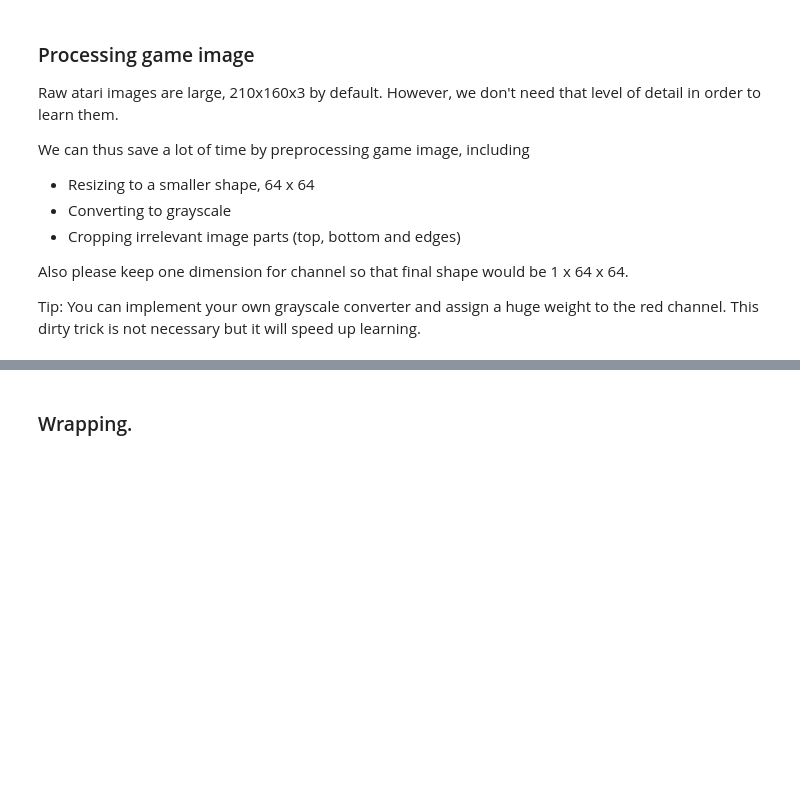
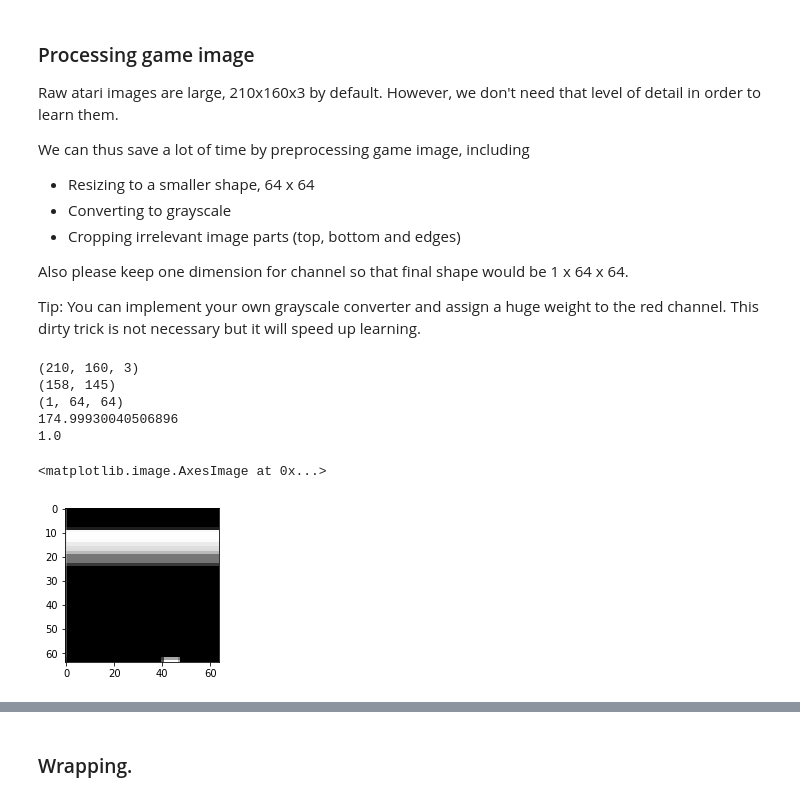
Before and after one commit to SCLiao47/Practical_RL, a Jupyter notebook: Week4_Approximate Value Based Methods/dqn_atari_pytorch.ipynb, the cells around one changed output, grey strips where cells are left out. Cells and saved outputs as stored; diff of their text form; code cells hidden in the pictures; blank space fills up the shorter version.

```diff
--- a/Week4_Approximate Value Based Methods/dqn_atari_pytorch.ipynb
+++ b/Week4_Approximate Value Based Methods/dqn_atari_pytorch.ipynb
@@ -86,6 +92,46 @@ We can thus save a lot of time by preprocessing game image, including
 Also please keep one dimension for channel so that final shape would be 1 x 64 x 64.
 
 Tip: You can implement your own grayscale converter and assign a huge weight to the red channel. This dirty trick is not necessary but it will speed up learning.
+# %%
+import cv2
+from skimage.transform import resize
+
+fig = plt.figure(figsize=(16, 9))
+
+env = gym.make(ENV_NAME)
+env.reset()
+
+obs, _, _, _ = env.step(env.action_space.sample())
+print(obs.shape)
+
+ax = fig.add_subplot(n_rows, n_cols, row * n_cols + col + 1)
+plt.imshow(obs)
+
+obs_crop = obs[35:193,7:152,:]
+plt.imshow(obs_crop)
+
+channel_weights=[0.8, 0.1, 0.1]
+obs_gray = np.average(obs_crop,axis=2,weights=channel_weights)
+print(obs_gray.shape)
+plt.imshow(obs_gray)
+
+obs_resize = resize(obs_gray,(64, 64))
+obs_resize = np.expand_dims(obs_resize,axis=0)
+print(obs_resize.shape)
+plt.imshow(obs_resize[0,:,:],interpolation='none', cmap='gray')  # Can not plot this shape
+print(np.max(obs_resize))
+
+obs_resize = obs_resize.astype(np.float32)/np.max(obs_resize)
+print(np.max(obs_resize))
+plt.imshow(obs_resize[0,:,:],interpolation='none', cmap='gray')
+# %% [output]
+(210, 160, 3)
+(158, 145)
+(1, 64, 64)
+174.99930040506896
+1.0
+<matplotlib.image.AxesImage at 0x...>
+[figure, added]
 # %%
 from gym.core import ObservationWrapper
 from gym.spaces import Box
```
Also changed, not shown: parts of 4 cells of this notebook.
